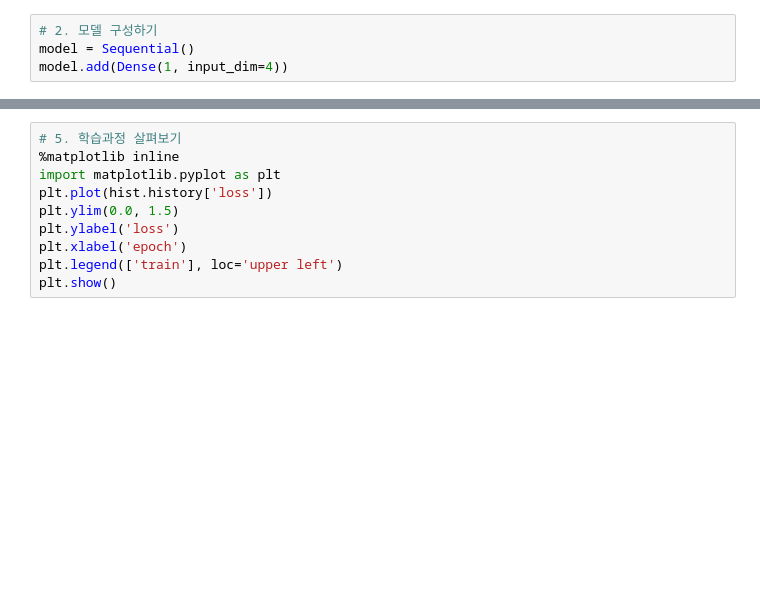
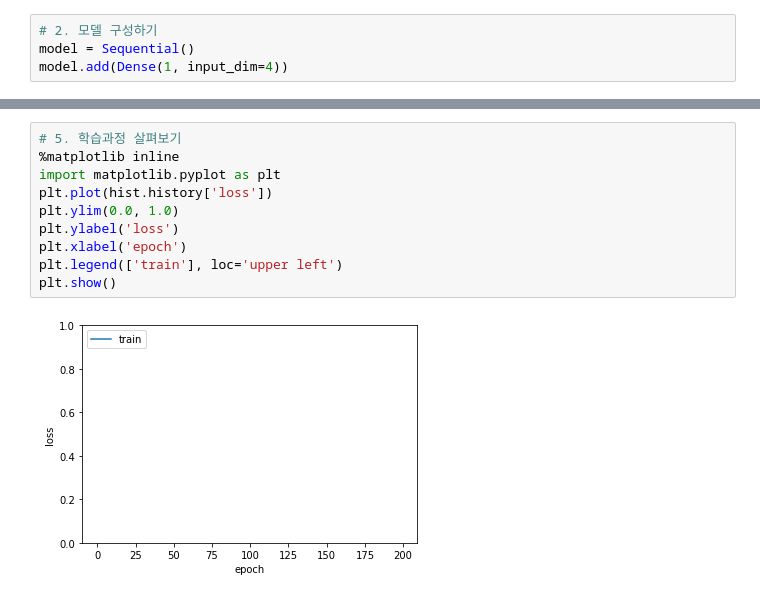
Before and after one commit to SujinAhn21/first_AI_model, a Jupyter notebook: 조별과제1.ipynb, the cells around one changed output, grey strips where cells are left out. Drawn from its saved outputs; the diff is of its cells as text; blank space fills up the shorter version.

```diff
--- a/조별과제1.ipynb
+++ b/조별과제1.ipynb
@@ -76,13 +100,15 @@ UnimplementedError: ignored
 # %%
 # 5. 학습과정 살펴보기
 %matplotlib inline
 import matplotlib.pyplot as plt
 plt.plot(hist.history['loss'])
-plt.ylim(0.0, 1.5)
+plt.ylim(0.0, 1.0)
 plt.ylabel('loss')
 plt.xlabel('epoch')
 plt.legend(['train'], loc='upper left')
 plt.show()
+# %% [output]
+[figure, added]
 # %%
 # 6. 모델 평가하기
 loss = model.evaluate(x_test, y_test, batch_size=32)
```
Also changed, not shown: parts of 7 cells of this notebook.
